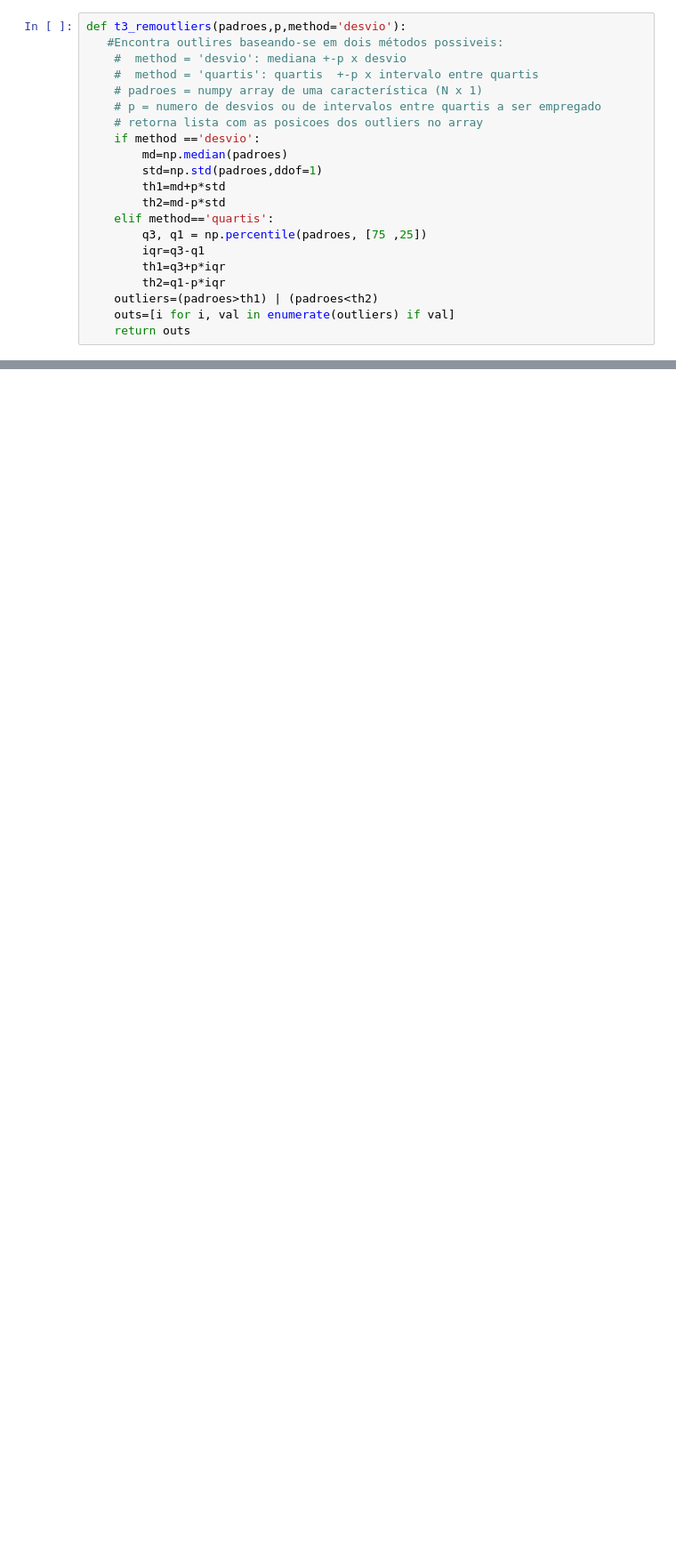
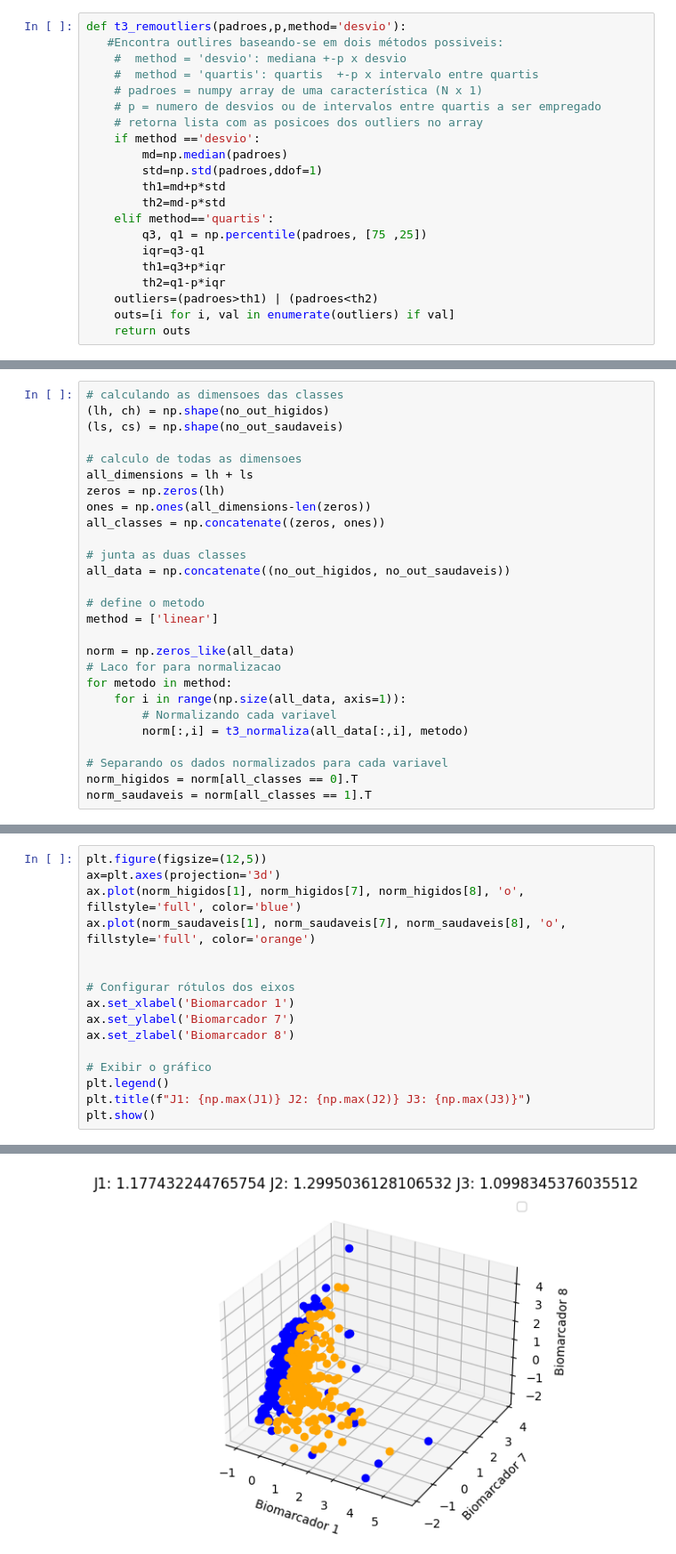
Before and after one commit to gsfreitas/engenharia-medica, a Jupyter notebook: atividade_pratica_5.ipynb, the cells around one changed output, grey strips where cells are left out. Shown: that part at 89% size. Drawn from its saved outputs; the diff is of its cells as text; blank space fills up the shorter version.

```diff
--- a/atividade_pratica_5.ipynb
+++ b/atividade_pratica_5.ipynb
@@ -84,0 +117,27 @@ IndexError: ignored
+# %%
+# calculando as dimensoes das classes
+(lh, ch) = np.shape(no_out_higidos)
+(ls, cs) = np.shape(no_out_saudaveis)
+
+# calculo de todas as dimensoes
+all_dimensions = lh + ls
+zeros = np.zeros(lh)
+ones = np.ones(all_dimensions-len(zeros))
+all_classes = np.concatenate((zeros, ones))
+
+# junta as duas classes
+all_data = np.concatenate((no_out_higidos, no_out_saudaveis))
+
+# define o metodo
+method = ['linear']
+
+norm = np.zeros_like(all_data)
+# Laco for para normalizacao
+for metodo in method:
+    for i in range(np.size(all_data, axis=1)):
+        # Normalizando cada variavel
+        norm[:,i] = t3_normaliza(all_data[:,i], metodo)
+
+# Separando os dados normalizados para cada variavel
+norm_higidos = norm[all_classes == 0].T
+norm_saudaveis = norm[all_classes == 1].T
@@ -84,0 +210,17 @@ IndexError: ignored
+# %%
+plt.figure(figsize=(12,5))
+ax=plt.axes(projection='3d')
+ax.plot(norm_higidos[1], norm_higidos[7], norm_higidos[8], 'o', fillstyle='full', color='blue')
+ax.plot(norm_saudaveis[1], norm_saudaveis[7], norm_saudaveis[8], 'o', fillstyle='full', color='orange')
+
+
+# Configurar rótulos dos eixos
+ax.set_xlabel('Biomarcador 1')
+ax.set_ylabel('Biomarcador 7')
+ax.set_zlabel('Biomarcador 8')
+
+# Exibir o gráfico
+plt.legend()
+plt.title(f"J1: {np.max(J1)} J2: {np.max(J2)} J3: {np.max(J3)}")
+plt.show()
+# %% [output]
@@ -84,0 +228 @@ IndexError: ignored
+[figure, added]
```
Also changed, not shown: parts of 17 cells of this notebook.
